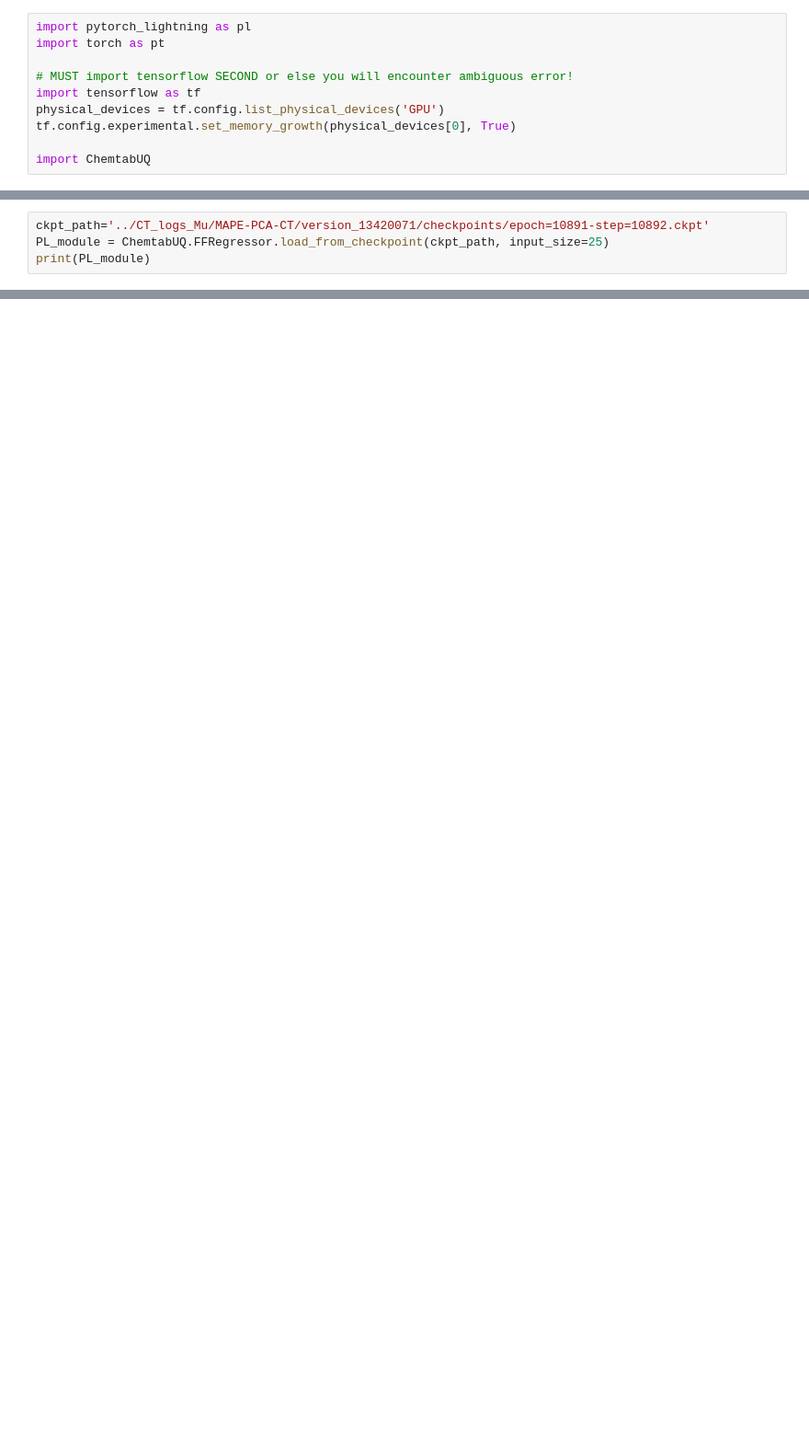
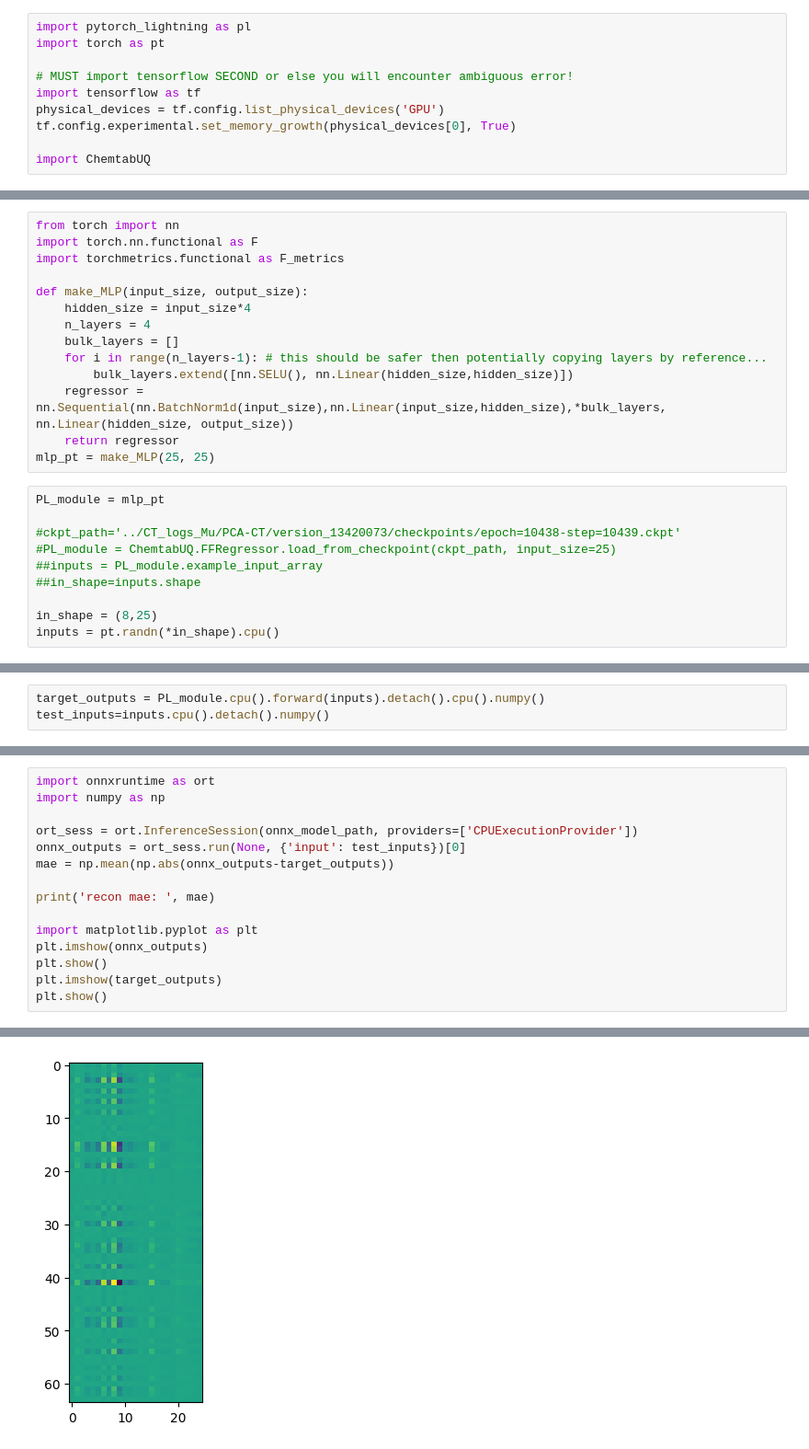
Before and after one commit to profPlum/ChemtabUQ, a Jupyter notebook: ONNX_export.ipynb, the cells around one changed output, grey strips where cells are left out. Shown at 92% size. Cells and saved outputs as stored; diff of their text form; blank space fills up the shorter version.

Commit message:
commiting working ONNX_export.py! even includes builtin sanity check & backup conversion libraries so it is future-proof!

```diff
--- a/ONNX_export.ipynb
+++ b/ONNX_export.ipynb
@@ -11,4 +19,24 @@ import ChemtabUQ
+# %%
+from torch import nn
+import torch.nn.functional as F
+import torchmetrics.functional as F_metrics
+
+def make_MLP(input_size, output_size):
+    hidden_size = input_size*4
+    n_layers = 4
+    bulk_layers = []
+    for i in range(n_layers-1): # this should be safer then potentially copying layers by reference...
+        bulk_layers.extend([nn.SELU(), nn.Linear(hidden_size,hidden_size)])
+    regressor = nn.Sequential(nn.BatchNorm1d(input_size),nn.Linear(input_size,hidden_size),*bulk_layers, nn.Linear(hidden_size, output_size))
+    return regressor
+mlp_pt = make_MLP(25, 25)
 # %%
-ckpt_path='../CT_logs_Mu/MAPE-PCA-CT/version_13420071/checkpoints/epoch=10891-step=10892.ckpt'
-PL_module = ChemtabUQ.FFRegressor.load_from_checkpoint(ckpt_path, input_size=25)
-print(PL_module)
+PL_module = mlp_pt
+
+#ckpt_path='../CT_logs_Mu/PCA-CT/version_13420073/checkpoints/epoch=10438-step=10439.ckpt'
+#PL_module = ChemtabUQ.FFRegressor.load_from_checkpoint(ckpt_path, input_size=25)
+##inputs = PL_module.example_input_array
+##in_shape=inputs.shape
+
+in_shape = (8,25)
+inputs = pt.randn(*in_shape).cpu()
@@ -55 +43,4 @@ print(glob('../CT_logs_Mu/MAPE-PCA-CT/*/checkpoints/*'))
+# %%
+target_outputs = PL_module.cpu().forward(inputs).detach().cpu().numpy()
+test_inputs=inputs.cpu().detach().numpy()
 # %%
@@ -83,0 +99,16 @@ tf_rep.export_graph(tf_model_path)
+# %%
+import onnxruntime as ort
+import numpy as np
+
+ort_sess = ort.InferenceSession(onnx_model_path, providers=['CPUExecutionProvider'])
+onnx_outputs = ort_sess.run(None, {'input': test_inputs})[0]
+mae = np.mean(np.abs(onnx_outputs-target_outputs))
+
+print('recon mae: ', mae)
+
+import matplotlib.pyplot as plt
+plt.imshow(onnx_outputs)
+plt.show()
+plt.imshow(target_outputs)
+plt.show()
+# %% [output]
@@ -83,0 +116 @@ tf_rep.export_graph(tf_model_path)
+[figure, added]
```
Also changed, not shown: parts of 9 cells of this notebook, 1 other file.
